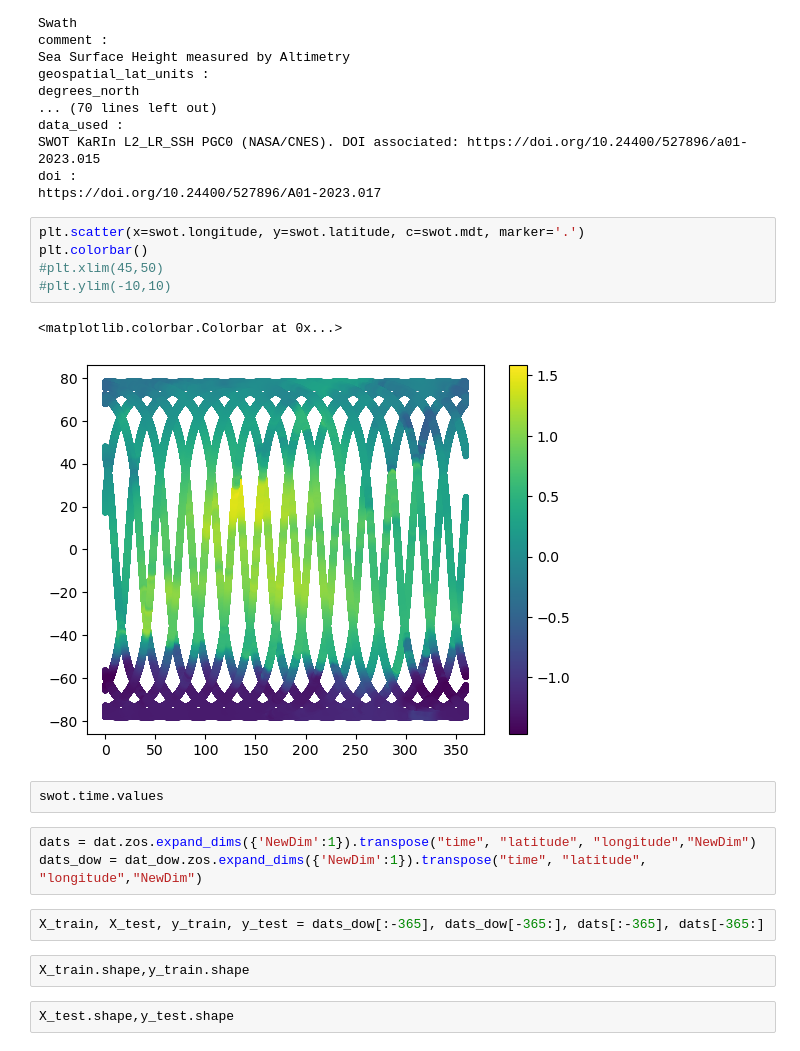
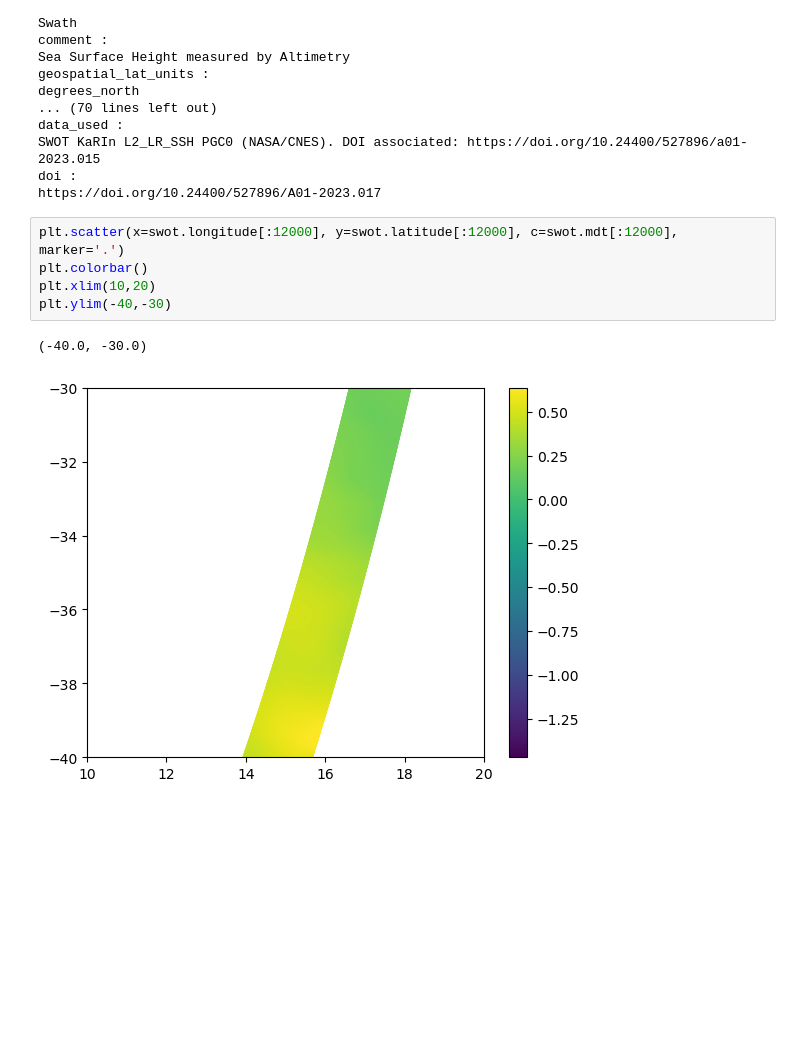
Before and after one commit to oceanhackweek/ohw24_proj_upSSH_us, a Jupyter notebook: contributor_folders/team_member_1/test0.ipynb, the cells around one changed output. Saved outputs shown, nothing was run; the diff lists cells and outputs as text; blank space fills up the shorter version.

Commit message:
update swot

```diff
--- a/contributor_folders/team_member_1/test0.ipynb
+++ b/contributor_folders/team_member_1/test0.ipynb
@@ -312,21 +290,10 @@ SWOT KaRIn L2_LR_SSH PGC0 (NASA/CNES). DOI associated: https://doi.org/10.24400/
 doi :
 https://doi.org/10.24400/527896/A01-2023.017
 # %%
-plt.scatter(x=swot.longitude, y=swot.latitude, c=swot.mdt, marker='.')
+plt.scatter(x=swot.longitude[:12000], y=swot.latitude[:12000], c=swot.mdt[:12000], marker='.')
 plt.colorbar()
-#plt.xlim(45,50)
-#plt.ylim(-10,10)
+plt.xlim(10,20)
+plt.ylim(-40,-30)
 # %% [output]
-<matplotlib.colorbar.Colorbar at 0x...>
+(-40.0, -30.0)
-[figure, old version]
+[figure, new version]
-# %%
-swot.time.values
-# %%
-dats = dat.zos.expand_dims({'NewDim':1}).transpose("time", "latitude", "longitude","NewDim")
-dats_dow = dat_dow.zos.expand_dims({'NewDim':1}).transpose("time", "latitude", "longitude","NewDim")
-# %%
-X_train, X_test, y_train, y_test = dats_dow[:-365], dats_dow[-365:], dats[:-365], dats[-365:]
-# %%
-X_train.shape,y_train.shape
-# %%
-X_test.shape,y_test.shape
```
Also changed, not shown: parts of 14 cells of this notebook.
